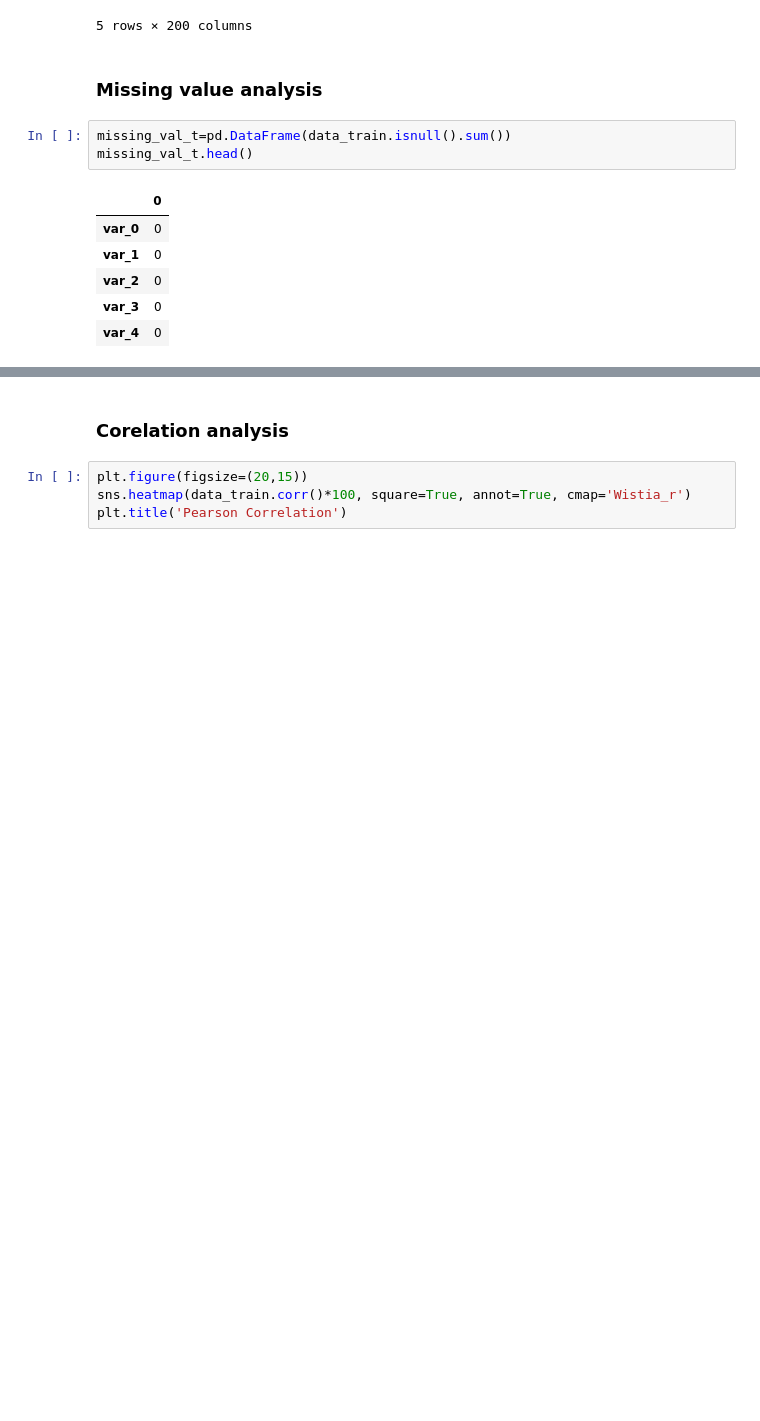
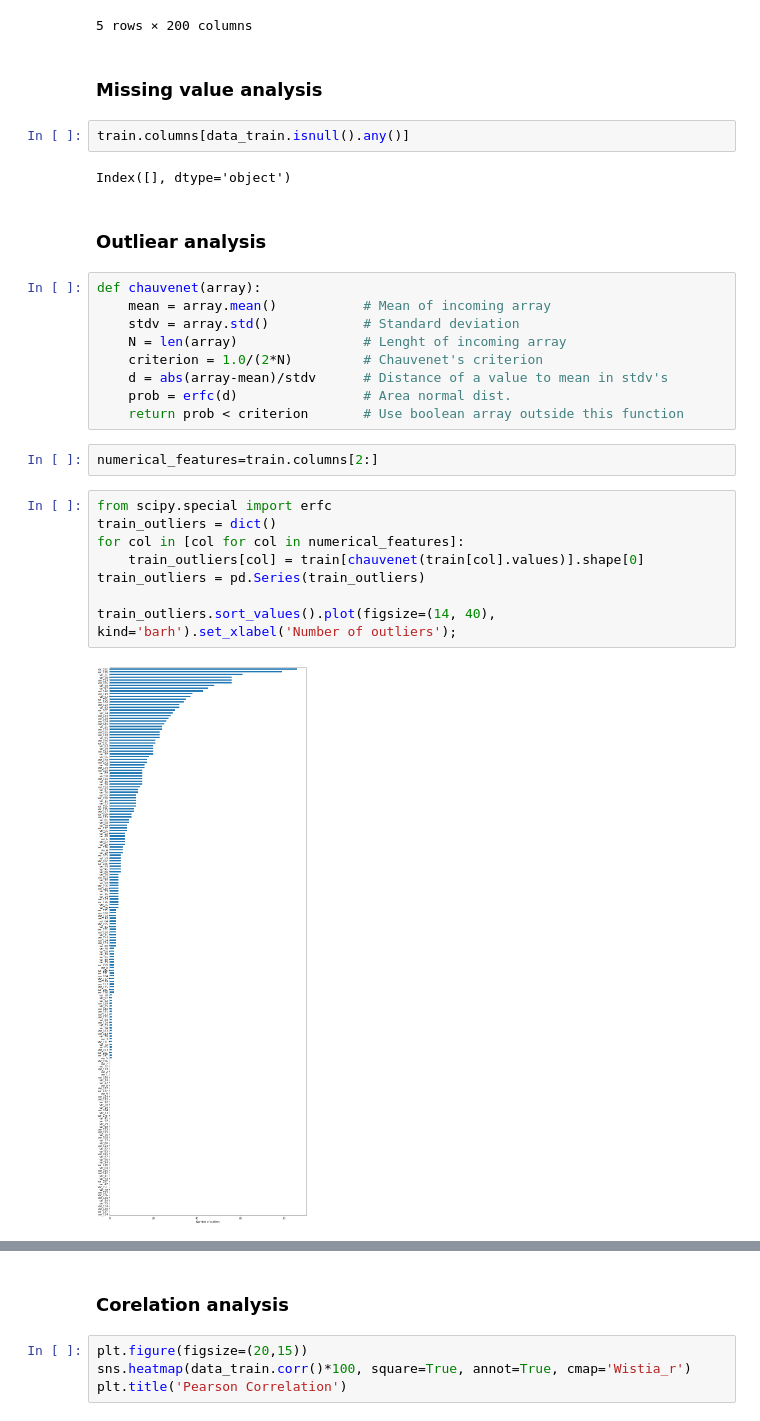
Before and after one commit to vikaasnreva/transaction_prediction, a Jupyter notebook: customer_transaction.ipynb, the cells around one changed output, grey strips where cells are left out. Drawn from its saved outputs; the diff is of its cells as text; blank space fills up the shorter version.

```diff
--- a/customer_transaction.ipynb
+++ b/customer_transaction.ipynb
@@ -34,13 +40,30 @@ data_train.head()
 5 rows × 200 columns
 # %% [markdown]
 ### Missing value analysis
-# %%
-missing_val_t=pd.DataFrame(data_train.isnull().sum())
-missing_val_t.head()
-# %% [output]
-|  | 0 |
-| var_0 | 0 |
-| var_1 | 0 |
-| var_2 | 0 |
-| var_3 | 0 |
-| var_4 | 0 |
+# %%
+train.columns[data_train.isnull().any()]
+# %% [output]
+Index([], dtype='object')
+# %% [markdown]
+### Outliear analysis
+# %%
+def chauvenet(array):
+    mean = array.mean()           # Mean of incoming array
+    stdv = array.std()            # Standard deviation
+    N = len(array)                # Lenght of incoming array
+    criterion = 1.0/(2*N)         # Chauvenet's criterion
+    d = abs(array-mean)/stdv      # Distance of a value to mean in stdv's
+    prob = erfc(d)                # Area normal dist.
+    return prob < criterion       # Use boolean array outside this function
+# %%
+numerical_features=train.columns[2:]
+# %%
+from scipy.special import erfc
+train_outliers = dict()
+for col in [col for col in numerical_features]:
+    train_outliers[col] = train[chauvenet(train[col].values)].shape[0]
+train_outliers = pd.Series(train_outliers)
+
+train_outliers.sort_values().plot(figsize=(14, 40), kind='barh').set_xlabel('Number of outliers');
+# %% [output]
+[figure, added]
```
Also changed, not shown: parts of 31 cells of this notebook, 2 other files.
